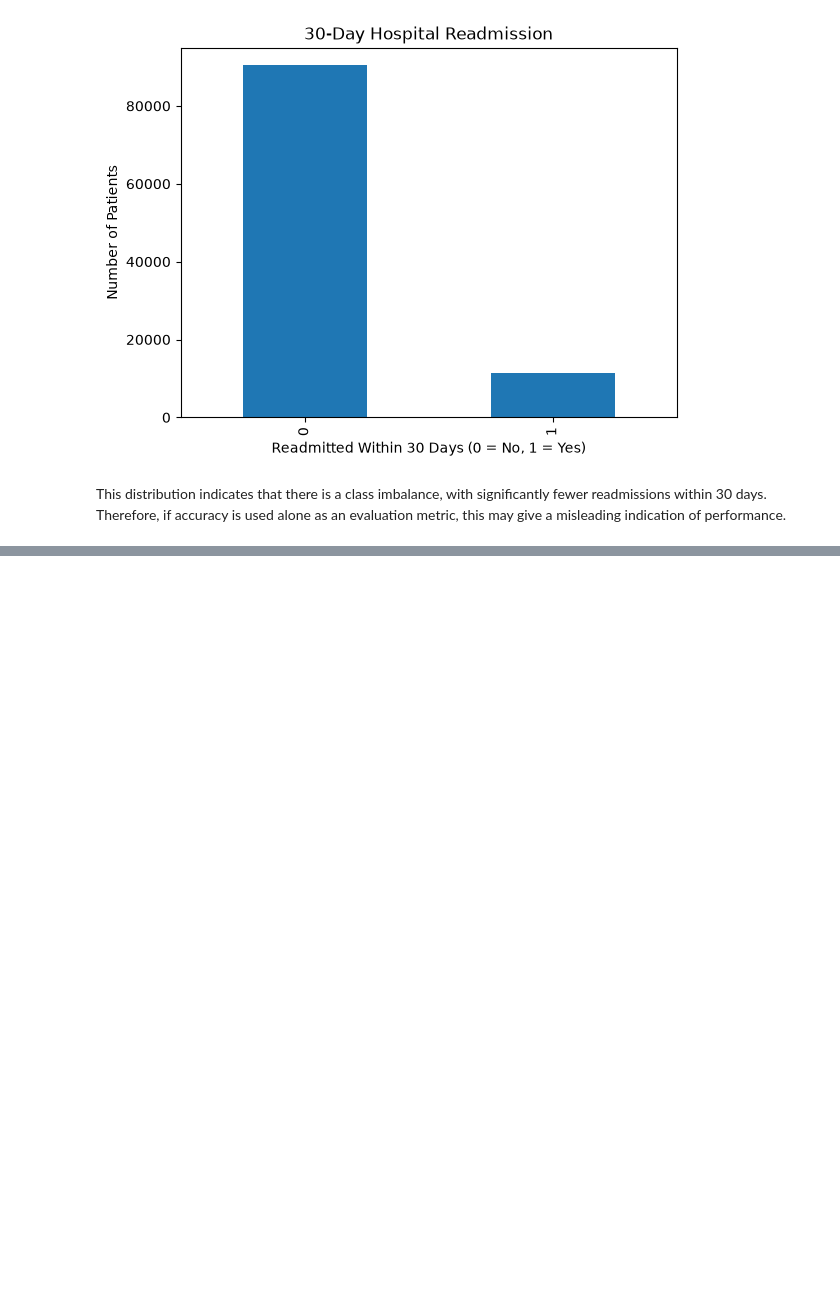
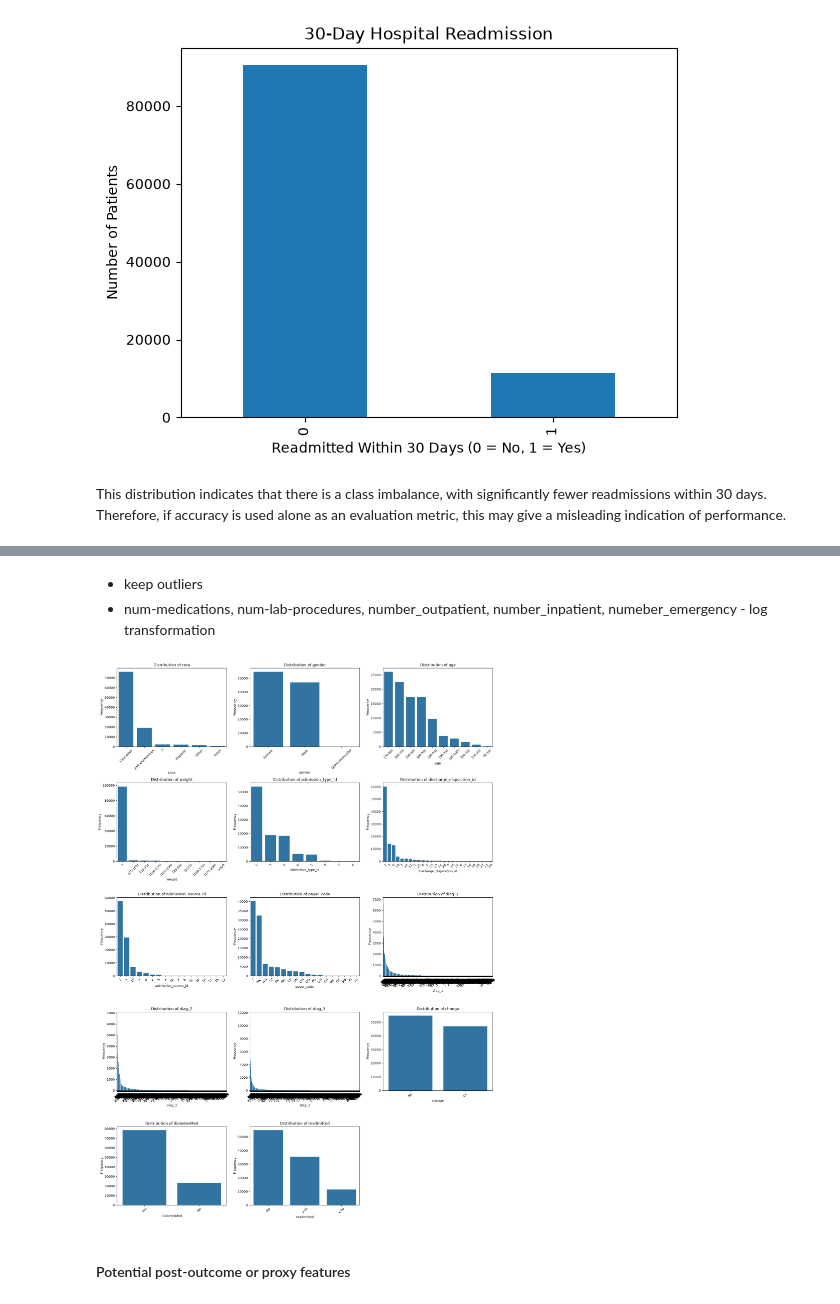
Before and after one commit to faithgreene045/CT4101-Machine-Learning-Portfolio, a Jupyter notebook: 3.Audit.ipynb, the cells around one changed output, grey strips where cells are left out. Drawn from its saved outputs; the diff is of its cells as text; code cells hidden in the pictures; blank space fills up the shorter version.

```diff
--- a/3.Audit.ipynb
+++ b/3.Audit.ipynb
@@ -235,0 +277,40 @@ This distribution indicates that there is a class imbalance, with significantly
+# %% [markdown]
+* keep outliers
+* num-medications, num-lab-procedures, number_outpatient, number_inpatient, numeber_emergency - log transformation
+# %%
+n_cols = 3
+n_rows = math.ceil(len(categorical_variables) / n_cols)
+
+fig, axes = plt.subplots(
+    n_rows, n_cols,
+    figsize=(18, 5 * n_rows)
+)
+
+axes = axes.flatten()
+
+for i, col in enumerate(categorical_variables):
+
+    order = raw_data[col].value_counts().index
+
+    sns.countplot(
+        data=raw_data,
+        x=col,
+        order=order,
+        ax=axes[i]
+    )
+
+    axes[i].set_title(f"Distribution of {col}")
+    axes[i].set_xlabel(col)
+    axes[i].set_ylabel("Frequency")
+    axes[i].tick_params(axis="x", rotation=45)
+
+# Remove unused subplots
+for j in range(i + 1, len(axes)):
+    fig.delaxes(axes[j])
+
+plt.tight_layout()
+plt.show()
+# %% [output]
+[figure, added]
+# %% [markdown]
+#### Potential post-outcome or proxy features
```
Also changed, not shown: parts of 52 cells of this notebook, 3 other files.
